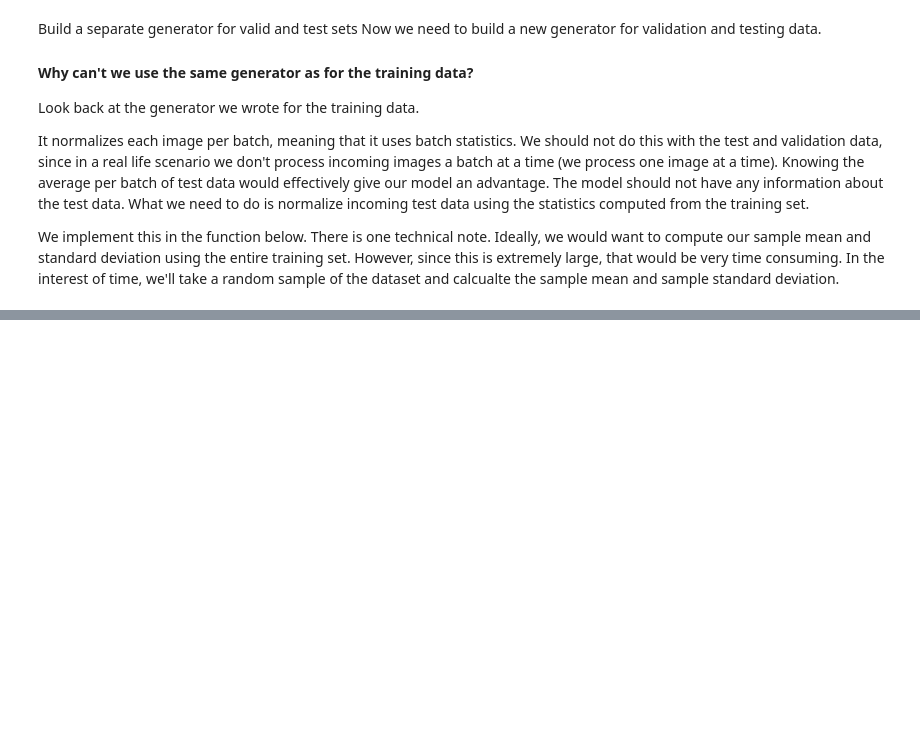
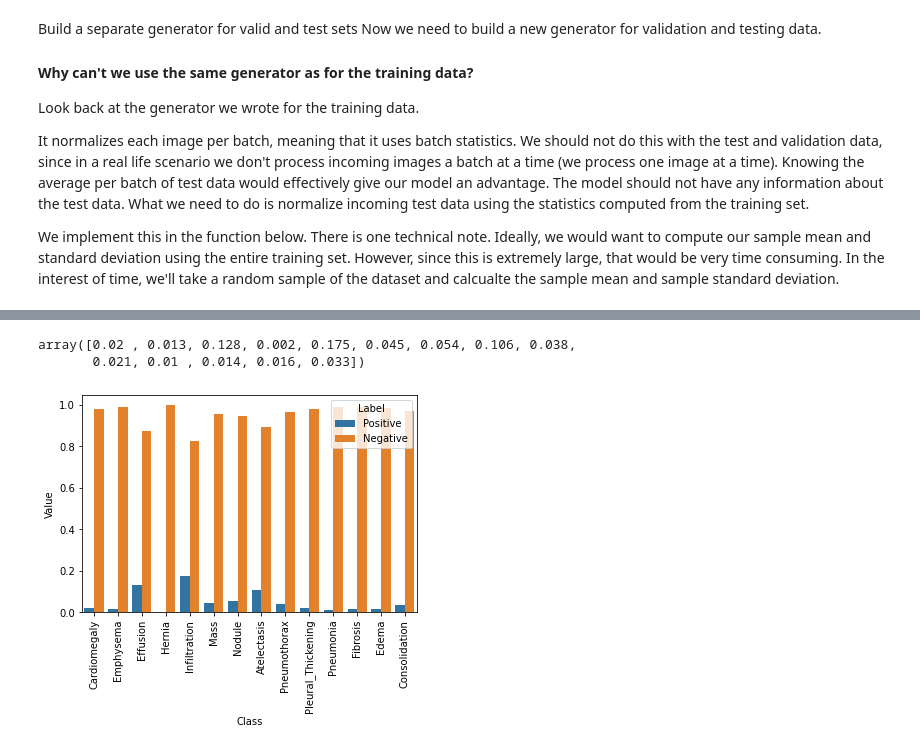
Before and after one commit to LIMON100/Ai-for-Medical, a Jupyter notebook: X-Ray/Chest_x_Ray.ipynb, the cells around one changed output, grey strips where cells are left out. Saved outputs shown, nothing was run; the diff lists cells and outputs as text; code cells hidden in the pictures; blank space fills up the shorter version.

```diff
--- a/X-Ray/Chest_x_Ray.ipynb
+++ b/X-Ray/Chest_x_Ray.ipynb
@@ -267,7 +270,7 @@ With our dataset splits ready, we can now proceed with setting up our model to c
 - The generator also converts our single channel X-ray images (gray-scale) to a three-channel format by repeating the values in the image across all channels.
     - We will want this because the pre-trained model that we'll use requires three-channel inputs.
 # %%
-def get_train_generator(df, image_dir, x_col, y_cols, shuffle=True, batch_size=8, seed=1, target_w = 320, target_h = 320):
+def get_train_generator(df, image_dir, x_col, y_col, shuffle=True, batch_size=8, seed=1, target_w = 320, target_h = 320):
 
     print("getting train generator...")
 
@@ -358,7 +361,7 @@ def get_test_and_valid_generator(valid_df, test_df, train_df, image_dir, x_col,
 
     return valid_generator, test_generator
 # %%
-IMAGE_DIR = "images-small/"
+IMAGE_DIR = "/content/gdrive/MyDrive/X-ray/images-small/"
 train_generator = get_train_generator(train_df, IMAGE_DIR, "Image", labels)
 valid_generator, test_generator= get_test_and_valid_generator(valid_df, test_df, train_df, IMAGE_DIR, "Image", labels)
 # %% [output]
@@ -369,0 +408,9 @@ plt.imshow(x[0]);
+# %%
+def compute_class_frequencies(labels):
+
+  N = labels.shape[0]
+
+  positive_frequencies = np.sum(labels, axis = 0) / N
+  negetive_frequencies = 1 - positive_frequencies
+
+  return positive_frequencies, negetive_frequencies
@@ -369,0 +443,14 @@ plt.imshow(x[0]);
+# %%
+# Compute frequencies for training
+freq_pos, freq_neg = compute_class_frequencies(train_generator.labels)
+freq_pos
+# %% [output]
+array([0.02 , 0.013, 0.128, 0.002, 0.175, 0.045, 0.054, 0.106, 0.038,
+       0.021, 0.01 , 0.014, 0.016, 0.033])
+# %%
+data = pd.DataFrame({"Class": labels, "Label": "Positive", "Value": freq_pos})
+data = data.append([{"Class": labels[l], "Label": "Negative", "Value": v} for l,v in enumerate(freq_neg)], ignore_index=True)
+plt.xticks(rotation = 90)
+f = sns.barplot(x = "Class", y = "Value", hue = "Label" ,data = data)
+# %% [output]
+[figure, added]
```
Also changed, not shown: parts of 14 cells of this notebook.
